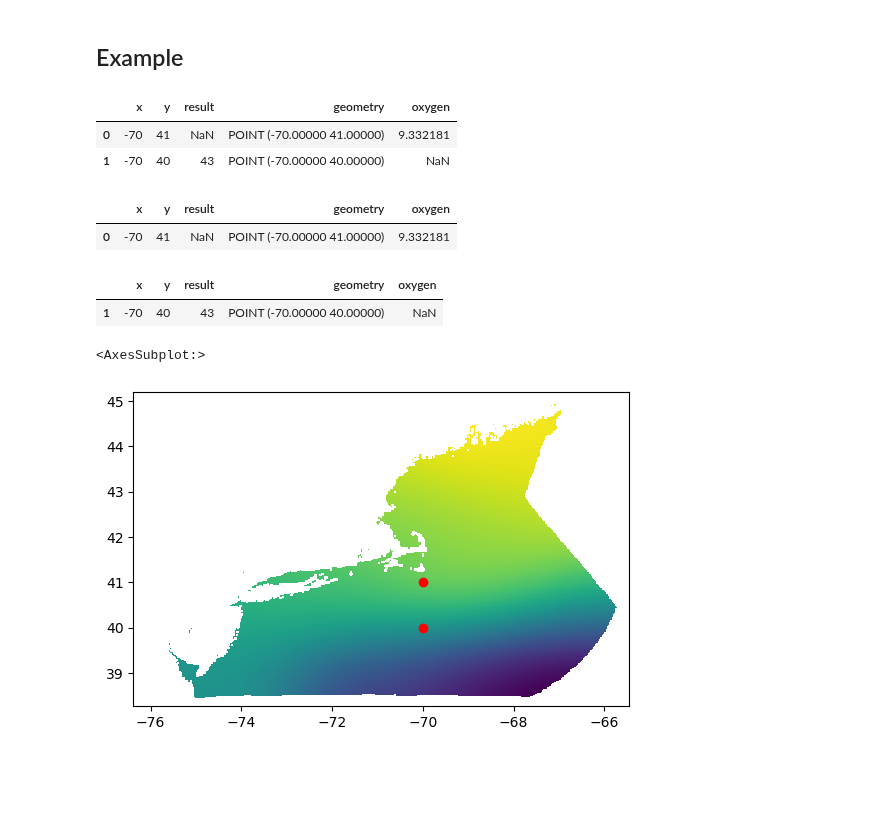
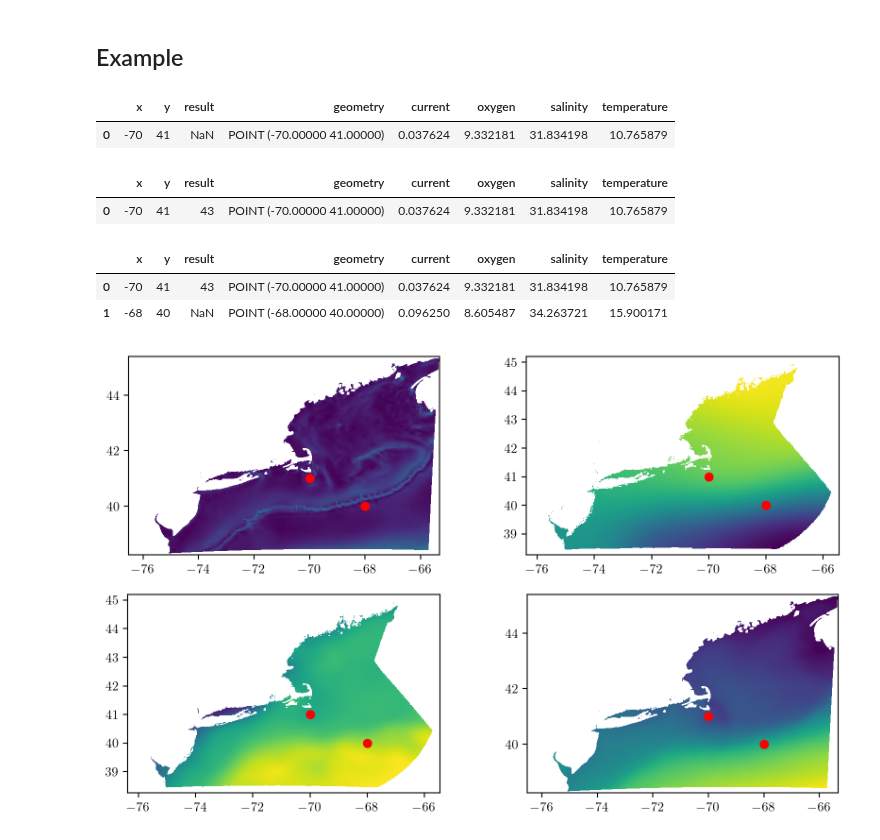
Before and after one commit to symbiotic-engineering/Aquaculture, a Jupyter notebook: gis/example.ipynb, the cells around one changed output. Drawn from its saved outputs; the diff is of its cells as text; code cells hidden in the pictures; blank space fills up the shorter version.

Commit message:
update handler

```diff
--- a/gis/example.ipynb
+++ b/gis/example.ipynb
@@ -3,6 +3,11 @@ import numpy as np
 import matplotlib.pyplot as plt
 import pandas as pd
 import rasterio.plot
+# %%
+plt.rcParams["figure.figsize"] = [10,6]  # Set default figure size
+plt.rc('text', usetex=True)
+plt.rc('font', family='sans-serif')
+%config InlineBackend.figure_format = 'retina'
 # %% [markdown]
 ## Handler
 # %%
@@ -15,6 +20,8 @@ from shapely.geometry import Point
 precision = 5
 
 class GISHandler:
+    """A class to handle GIS raster data and optimizer points."""
+
     def __init__(self, files):
         self.rasters = {}
         self.points = gpd.GeoDataFrame(columns=['x', 'y', 'result', 'geometry'], geometry='geometry')
@@ -60,28 +67,38 @@ class GISHandler:
 # %% [markdown]
 ## Example
 # %%
-raster_files = {'oxygen': 'data/surface-oxygen-mgpl-4326.tif'}
+# still need to add wave height, period
+raster_files = {'current': 'data/surface-current-ms.tif',
+                'oxygen': 'data/surface-oxygen-mgpl.tif',
+                'salinity': 'data/surface-salinity-psu.tif',
+                'temperature': 'data/surface-temperature-c.tif'}
 handler = GISHandler(raster_files)
-# %%
-handler.points
-# %% [output]
-|  | x | y | result | geometry | oxygen |
-| 0 | -70 | 41 | NaN | POINT (-70.00000 41.00000) | 9.332181 |
-| 1 | -70 | 40 | 43 | POINT (-70.00000 40.00000) | NaN |
 # %%
 handler.query(-70, 41)
 # %% [output]
-|  | x | y | result | geometry | oxygen |
-| 0 | -70 | 41 | NaN | POINT (-70.00000 41.00000) | 9.332181 |
+|  | x | y | result | geometry | current | oxygen | salinity | temperature |
+| 0 | -70 | 41 | NaN | POINT (-70.00000 41.00000) | 0.037624 | 9.332181 | 31.834198 | 10.765879 |
 # %%
-handler.record(-70, 40, 43)
+handler.record(-70, 41, 43)
 # %% [output]
-|  | x | y | result | geometry | oxygen |
-| 1 | -70 | 40 | 43 | POINT (-70.00000 40.00000) | NaN |
+|  | x | y | result | geometry | current | oxygen | salinity | temperature |
+| 0 | -70 | 41 | 43 | POINT (-70.00000 41.00000) | 0.037624 | 9.332181 | 31.834198 | 10.765879 |
+# %%
+handler.query(-68, 40)
+handler.points
+# %% [output]
+|  | x | y | result | geometry | current | oxygen | salinity | temperature |
+| 0 | -70 | 41 | 43 | POINT (-70.00000 41.00000) | 0.037624 | 9.332181 | 31.834198 | 10.765879 |
+| 1 | -68 | 40 | NaN | POINT (-68.00000 40.00000) | 0.096250 | 8.605487 | 34.263721 | 15.900171 |
 # %%
-fig, ax = plt.subplots()
-rasterio.plot.show(handler.rasters['oxygen'], ax=ax)
-handler.points.plot(ax=ax, color='red')
+fig, ax = plt.subplots(2, 2)
+rasterio.plot.show(handler.rasters['current'], ax=ax[0,0])
+rasterio.plot.show(handler.rasters['oxygen'], ax=ax[0,1])
+rasterio.plot.show(handler.rasters['salinity'], ax=ax[1,0])
+rasterio.plot.show(handler.rasters['temperature'], ax=ax[1,1])
+
+for i in ax:
+    for j in i:
+        handler.points.plot(ax=j, color='red')
 # %% [output]
-<AxesSubplot:>
-[figure, old version]
+[figure, new version]
```
Also changed, not shown: 1 other file.
